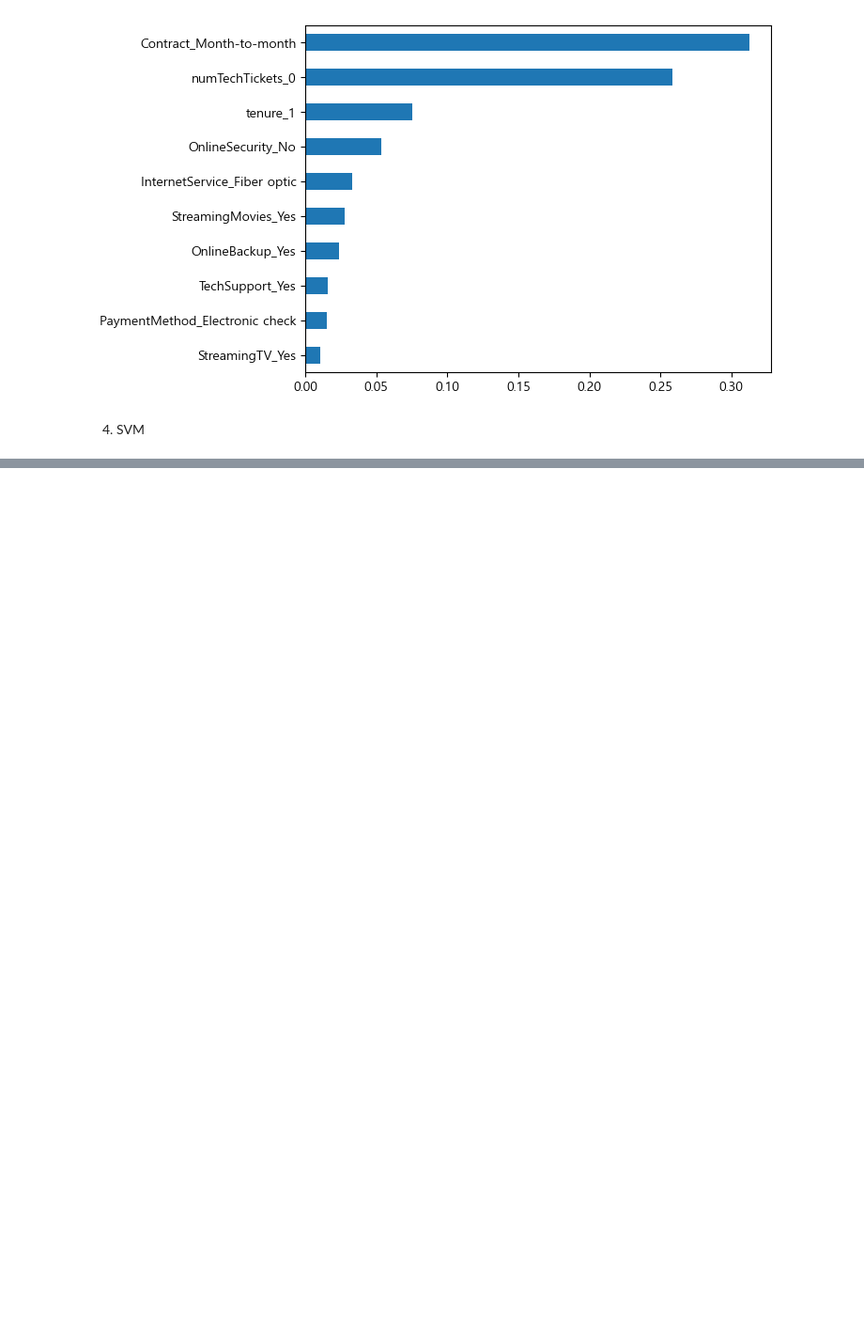
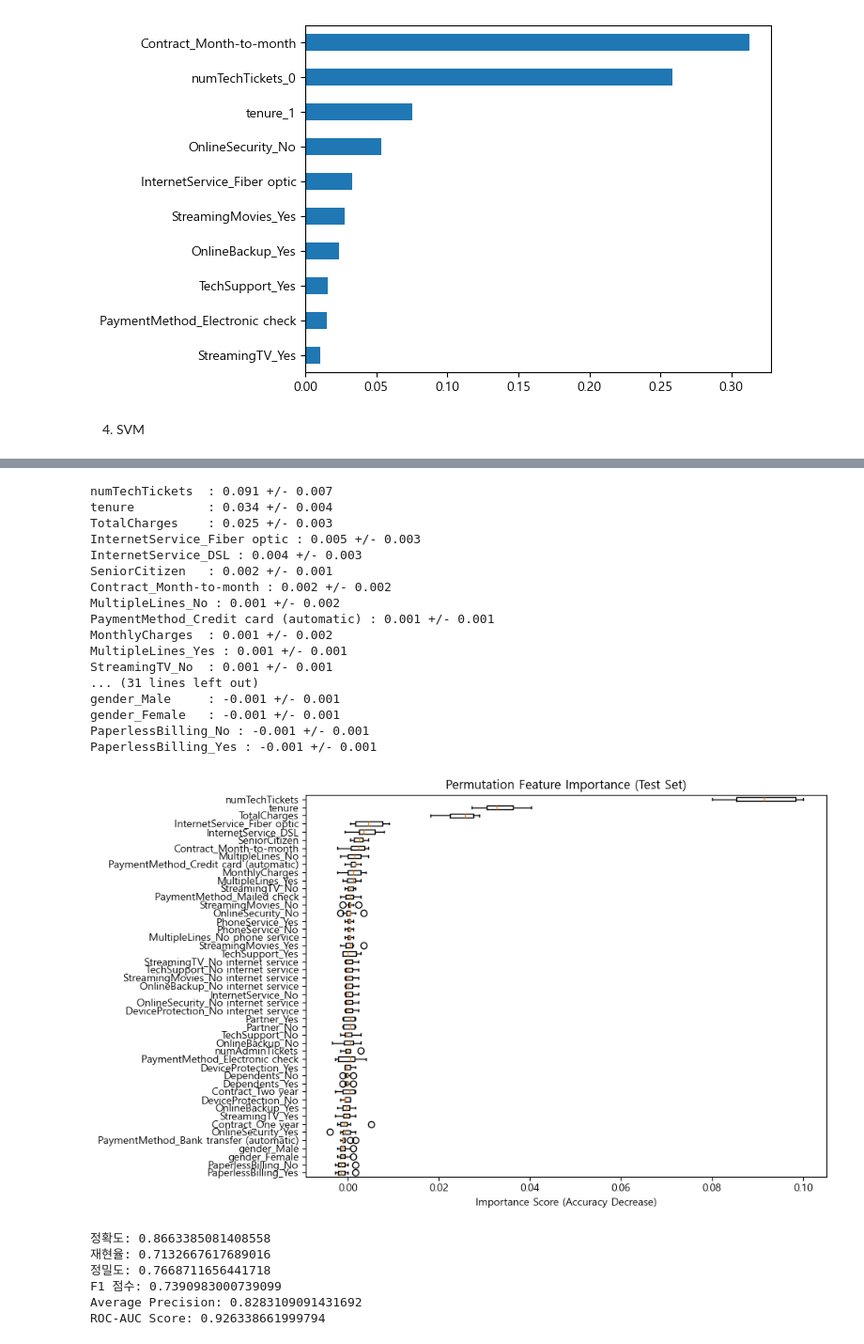
Before and after one commit to SKNETWORKS-FAMILY-AICAMP/SKN21-2nd-4Team, a Jupyter notebook: notebooks/ryong2.ipynb, the cells around one changed output, grey strips where cells are left out. Shown: that part at 94% size. Saved outputs shown, nothing was run; the diff lists cells and outputs as text; code cells hidden in the pictures; blank space fills up the shorter version.

```diff
--- a/notebooks/ryong2.ipynb
+++ b/notebooks/ryong2.ipynb
@@ -771,0 +430,27 @@ df.set_index("gamma").plot(grid=True);
+# %%
+from sklearn.preprocessing import StandardScaler
+from sklearn.svm import SVC
+from sklearn.pipeline import Pipeline
+from sklearn.model_selection import GridSearchCV
+
+# SVM : Feature scaling/One Hot Encoding 전처리.
+pipeline = Pipeline([
+    ("scaler", StandardScaler()),
+    ("svm", SVC(random_state=0, probability=True)) # predict proba를 하기위해 probability=True가 필요
+])
+
+params = {
+    # "svm__kernel": ["linear", "rbf",  "poly", "sigmoid"],
+    "svm__C": [0.01, 0.1, 1, 10, 100],
+    "svm__gamma": [0.01, 0.1, 1, 10, 100],
+}
+
+gs = GridSearchCV(
+    pipeline,
+    params,
+    scoring=["accuracy", "roc_auc", "average_precision"],
+    refit="accuracy",
+    cv=4,
+    n_jobs=-1
+)
+gs.fit(X_train, y_train)
@@ -771,0 +498,36 @@ df.set_index("gamma").plot(grid=True);
+# %%
+from sklearn.inspection import permutation_importance
+result = permutation_importance(
+    gs.best_estimator_, X_test, y_test, n_repeats=10, random_state=42, scoring='accuracy'
+)
+# %%
+sorted_idx = result.importances_mean.argsort()
+for i in sorted_idx[::-1]: # 내림차순 출력
+    print(f"{feature_names[i]:<15} : {result.importances_mean[i]:.3f} +/- {result.importances_std[i]:.3f}")
+
+# 시각화
+plt.figure(figsize=(10, 6))
+plt.boxplot(result.importances[sorted_idx].T, vert=False, labels=np.array(feature_names)[sorted_idx])
+plt.title("Permutation Feature Importance (Test Set)")
+plt.xlabel("Importance Score (Accuracy Decrease)")
+plt.tight_layout()
+plt.show()
+# %% [output]
+numTechTickets  : 0.091 +/- 0.007
+tenure          : 0.034 +/- 0.004
+TotalCharges    : 0.025 +/- 0.003
+InternetService_Fiber optic : 0.005 +/- 0.003
+InternetService_DSL : 0.004 +/- 0.003
+SeniorCitizen   : 0.002 +/- 0.001
+Contract_Month-to-month : 0.002 +/- 0.002
+MultipleLines_No : 0.001 +/- 0.002
+PaymentMethod_Credit card (automatic) : 0.001 +/- 0.001
+MonthlyCharges  : 0.001 +/- 0.002
+MultipleLines_Yes : 0.001 +/- 0.001
+StreamingTV_No  : 0.001 +/- 0.001
+... (31 lines left out)
+gender_Male     : -0.001 +/- 0.001
+gender_Female   : -0.001 +/- 0.001
+PaperlessBilling_No : -0.001 +/- 0.001
+PaperlessBilling_Yes : -0.001 +/- 0.001
+[figure, added]
@@ -771,0 +541,9 @@ df.set_index("gamma").plot(grid=True);
+# %%
+print_binary_classification_metrics(y_train, pred_train, pred_train_proba[:, 1])
+# %% [output]
+정확도: 0.8663385081408558
+재현율: 0.7132667617689016
+정밀도: 0.7668711656441718
+F1 점수: 0.7390983000739099
+Average Precision: 0.8283109091431692
+ROC-AUC Score: 0.926338661999794
```
Also changed, not shown: parts of 54 cells of this notebook.
